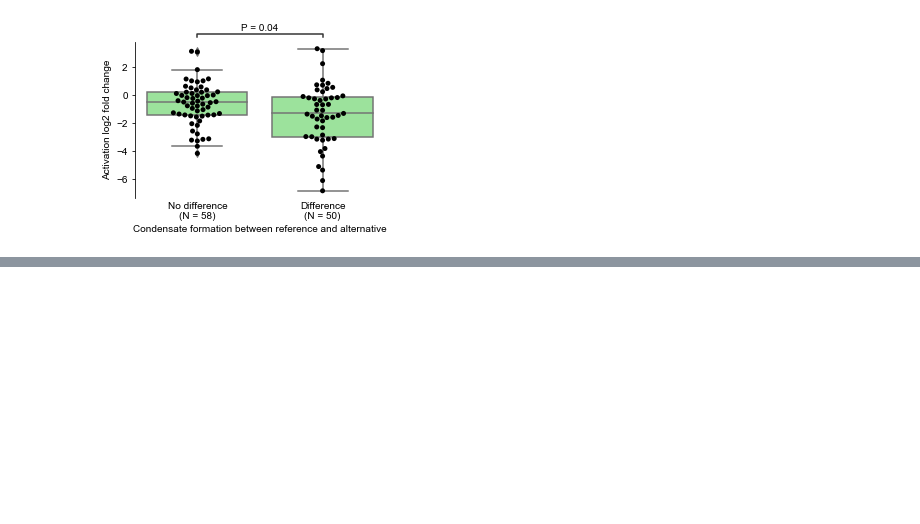
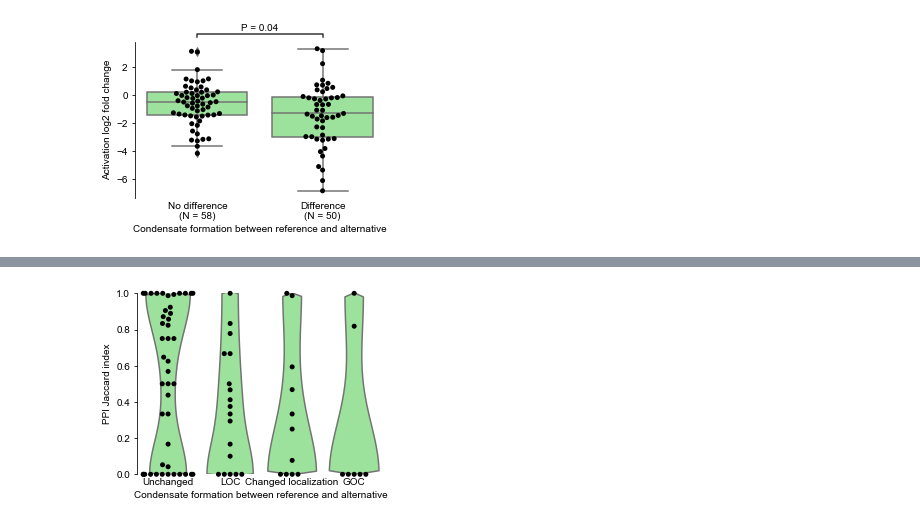
Before and after one commit to CCSB-DFCI/TF_isoforms_paper, a Jupyter notebook: src/condensates.ipynb, the cells around one changed output, grey strips where cells are left out. Cells and saved outputs as stored; diff of their text form; code cells hidden in the pictures; blank space fills up the shorter version.

```diff
--- a/src/condensates.ipynb
+++ b/src/condensates.ipynb
@@ -361,0 +410,43 @@ No difference vs. Difference: P = 0.04
+# %%
+# loss vs gain?
+
+# loss should be due to loss of PPIs?
+# loss shoudl lead to loss of activation?
+var = 'PPI_jaccard'
+
+fig, ax = plt.subplots(1, 1)
+fig.set_size_inches(w=4, h=3)
+sns.swarmplot(data=pairs,
+                     x='condensate_cat',
+                     y=var,
+              #order=['Unchanged', 'Difference'],
+              color='black',
+              ax=ax,
+              clip_on=False,)
+violinplot_reflected(data=pairs,
+                     x='condensate_cat',
+                     y=var,
+                    inner=None,
+              #cut=0,
+              color='lightgreen',
+              #order=['No difference', 'Difference'],
+              ax=ax,
+              )
+ax.set_ylim(0, 1)
+"""
+pval = permutation_test(x, y)
+annotator = Annotator(ax=ax, pairs=[('No difference', 'Difference')], data=pairs, x='condensate_cat_merged', y=var, order=['No difference', 'Difference'],)
+annotator.configure(loc='outside')
+annotator.annotate_custom_annotations(['P = {:.2f}'.format(pval)])
+"""
+ax.set_xlabel('Condensate formation between reference and alternative')
+for loc in ['right', 'top', 'bottom']:
+    ax.spines[loc].set_visible(False)
+ax.set_ylabel('PPI Jaccard index')
+#ax.set_xticklabels(['No difference\n(N = {})'.format(x.shape[0]),
+#                    'Difference\n(N = {})'.format(y.shape[0])])
+ax.xaxis.set_tick_params(length=0)
+fig.savefig('../figures/PPI-Jaccard-vs-condensate-change_categories_boxplot.pdf',
+            bbox_inches='tight')
+# %% [output]
+[figure, added]
```
Also changed, not shown: parts of 16 cells of this notebook.
